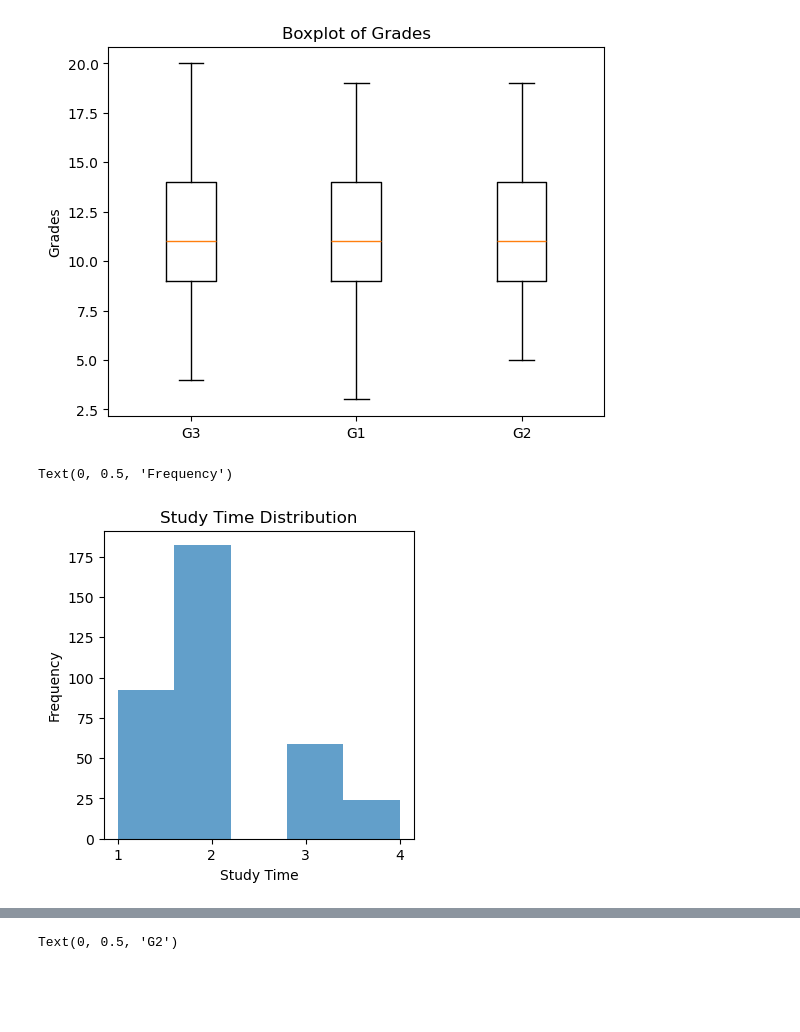
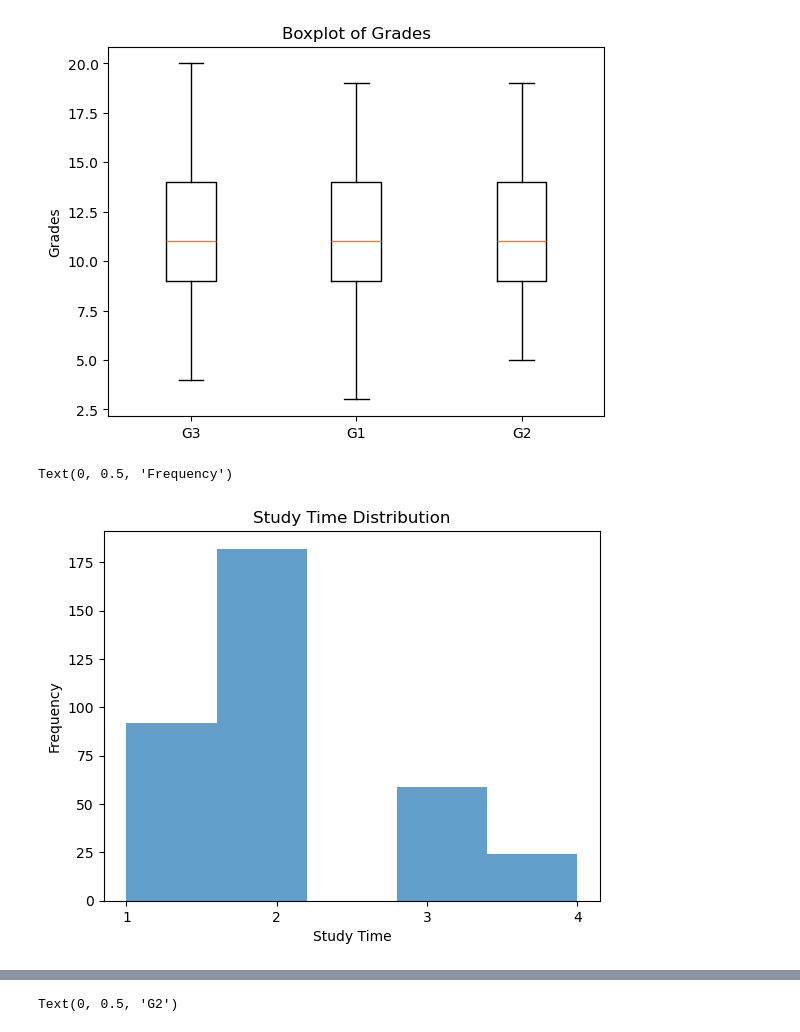
Before and after one commit to AsifNibir/Student-Grade-Prediction, a Jupyter notebook: notebook_student_lgbm.ipynb, the cells around one changed output, grey strips where cells are left out. Saved outputs shown, nothing was run; the diff lists cells and outputs as text; code cells hidden in the pictures; blank space fills up the shorter version.

```diff
--- a/notebook_student_lgbm.ipynb
+++ b/notebook_student_lgbm.ipynb
@@ -184,13 +175,13 @@ ax.set_xticklabels(['G3', 'G1', 'G2'])
 [Text(1, 0, 'G3'), Text(2, 0, 'G1'), Text(3, 0, 'G2')]
 [figure]
 # %%
-fig, ax = plt.subplots(figsize=(4,4))
+fig, ax = plt.subplots()
 ax.hist(data_new['studytime'], bins=5, alpha=0.7)
 ax.set_title('Study Time Distribution')
 xtick_positions = [1, 2, 3, 4]
 ax.set_xticks(xtick_positions)
 ax.set_xlabel('Study Time')
 ax.set_ylabel('Frequency')
 # %% [output]
 Text(0, 0.5, 'Frequency')
-[figure, old version]
+[figure, new version]
```
Also changed, not shown: parts of 5 cells of this notebook, 2 other files.
